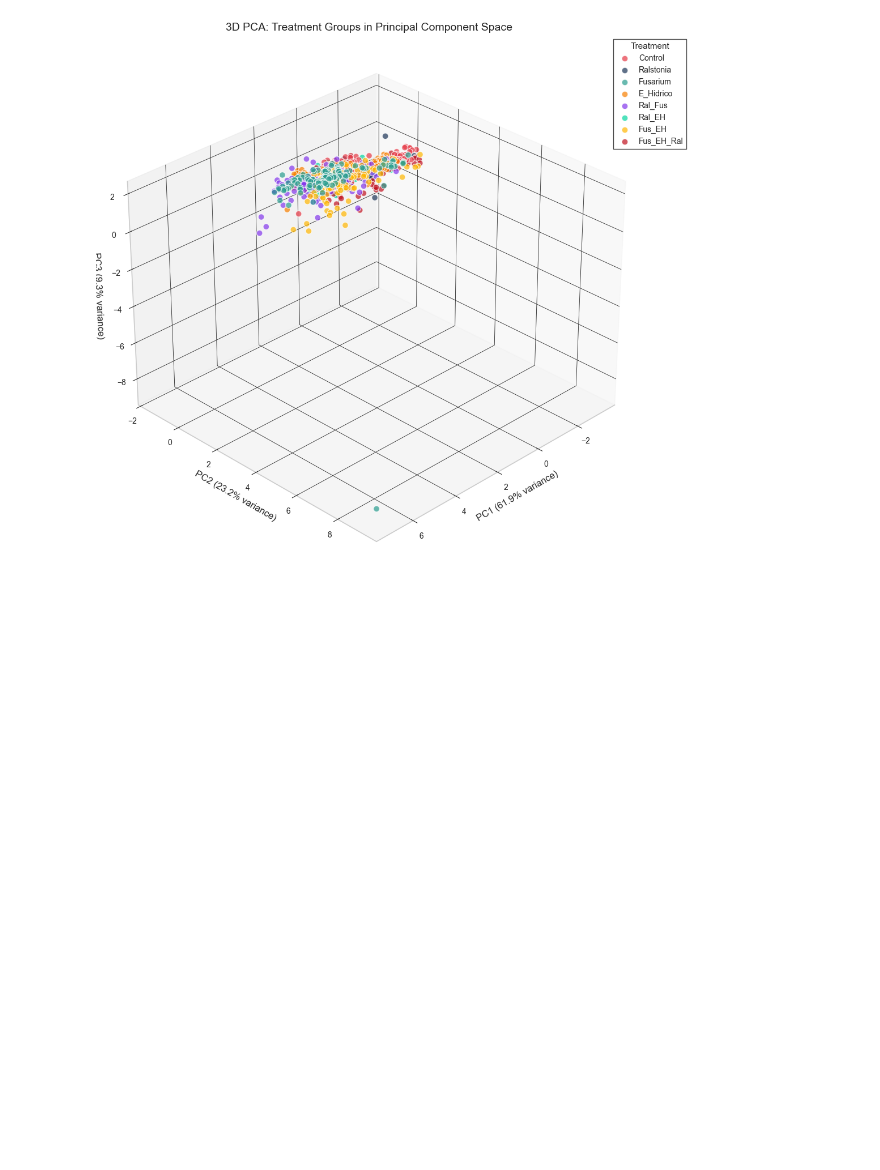
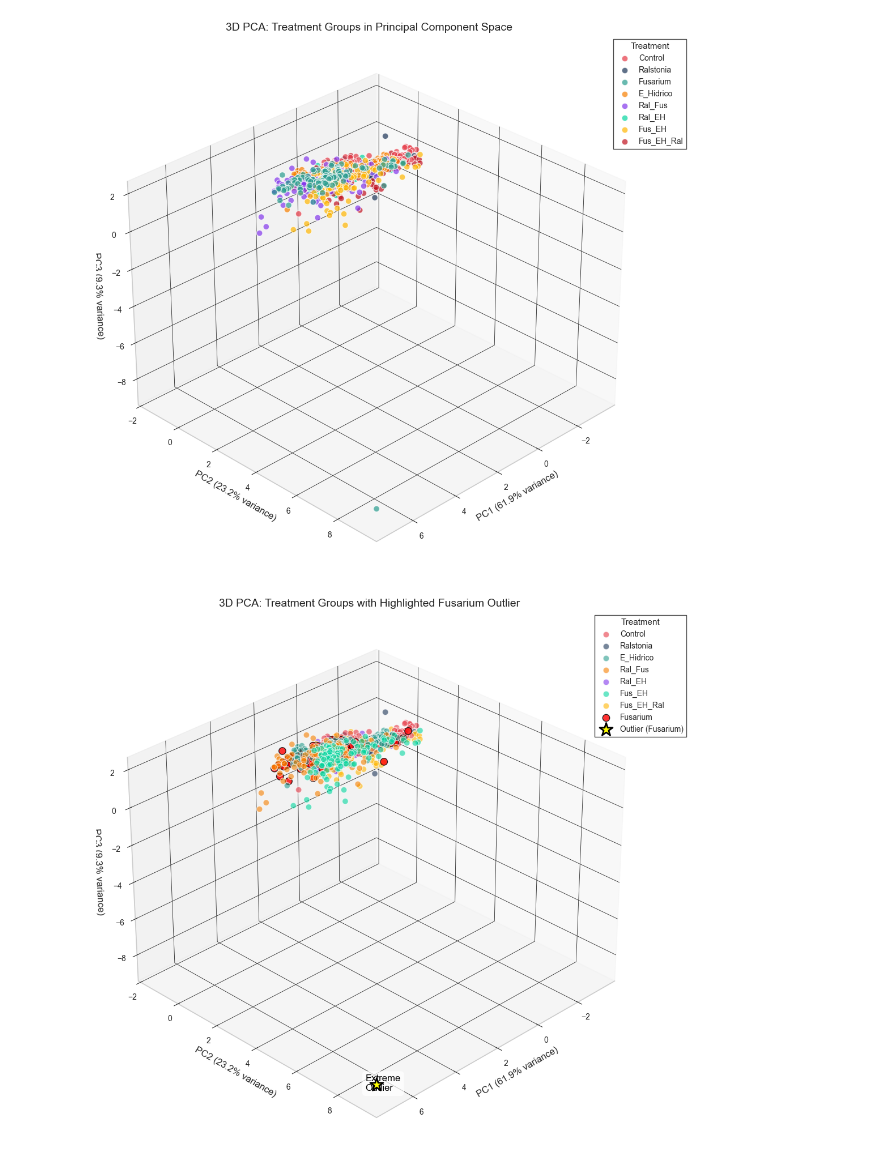
Before and after one commit to RicardoLoperaV/Computacion-Grafica-y-Visualizacion-Cientifica, a Jupyter notebook: 3. Datos, Color y Transformaciones/Dimensionality_Reduction.ipynb, the cells around one changed output. Saved outputs shown, nothing was run; the diff lists cells and outputs as text; code cells hidden in the pictures; blank space fills up the shorter version.

```diff
--- a/3. Datos, Color y Transformaciones/Dimensionality_Reduction.ipynb
+++ b/3. Datos, Color y Transformaciones/Dimensionality_Reduction.ipynb
@@ -396,2 +402,63 @@ def rotate_plot():
 # %% [output]
 [figure]
+# %%
+# Create a 3D scatter plot to visualize the PCA results with highlighted Fusarium treatment
+
+# Create the figure and 3D axes
+fig = plt.figure(figsize=(14, 10))
+ax = fig.add_subplot(111, projection='3d')
+
+# Get unique treatments for color mapping
+treatments = pca_df['Tratamiento'].unique()
+
+# First plot all non-Fusarium treatments
+for treatment in treatments:
+    if 'Fusarium' not in treatment:
+        subset = pca_df[pca_df['Tratamiento'] == treatment]
+        ax.scatter(subset['PC1'], subset['PC2'], subset['PC3'],
+                  label=treatment, alpha=0.6, s=60, edgecolor='w')
+
+# Now plot Fusarium treatments with special highlighting
+for treatment in treatments:
+    if 'Fusarium' in treatment:
+        subset = pca_df[pca_df['Tratamiento'] == treatment]
+
+        # Find the outlier point (assuming it's the one with largest PC1 value)
+        outlier_idx = subset['PC1'].idxmax()
+        non_outliers = subset.drop(outlier_idx)
+        outlier = subset.loc[outlier_idx]
+
+        # Plot regular Fusarium points with distinct color
+        ax.scatter(non_outliers['PC1'], non_outliers['PC2'], non_outliers['PC3'],
+                  label=treatment, color='#FF0000', alpha=0.8, s=80, edgecolor='k')
+
+        # Plot outlier with special marker and size
+        ax.scatter(outlier['PC1'], outlier['PC2'], outlier['PC3'],
+                  marker='*', color='yellow', s=300, edgecolor='black', linewidth=2,
+                  label=f'Outlier ({treatment})')
+
+# Set axis labels with explained variance
+ax.set_xlabel(f'PC1 ({explained_variance[0]:.1%} variance)', fontsize=12)
+ax.set_ylabel(f'PC2 ({explained_variance[1]:.1%} variance)', fontsize=12)
+ax.set_zlabel(f'PC3 ({explained_variance[2]:.1%} variance)', fontsize=12)
+
+# Set title and legend
+ax.set_title('3D PCA: Treatment Groups with Highlighted Fusarium Outlier', fontsize=14)
+ax.legend(title='Treatment', loc='upper right', bbox_to_anchor=(1.1, 1))
+
+# Add an annotation pointing to the outlier
+ax.text(outlier['PC1']+0.5, outlier['PC2'], outlier['PC3'],
+        "Extreme\nOutlier", fontsize=12, color='black',
+        bbox=dict(facecolor='white', alpha=0.7, boxstyle='round'))
+
+# Improve perspective
+ax.view_init(elev=30, azim=45)
+ax.dist = 12
+
+# Add grid for better depth perception
+ax.grid(True, alpha=0.3)
+
+plt.tight_layout()
+plt.show()
+# %% [output]
+[figure, added]
```
Also changed, not shown: parts of 4 cells of this notebook.
